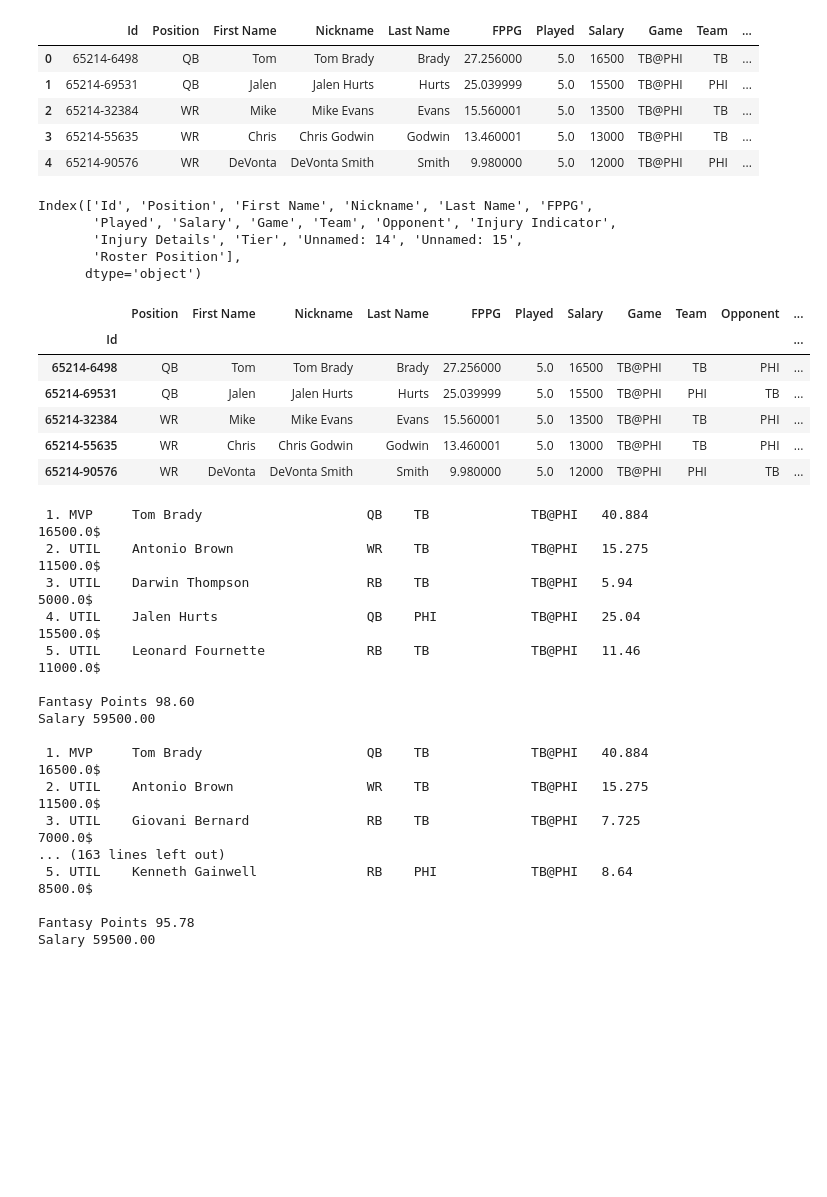
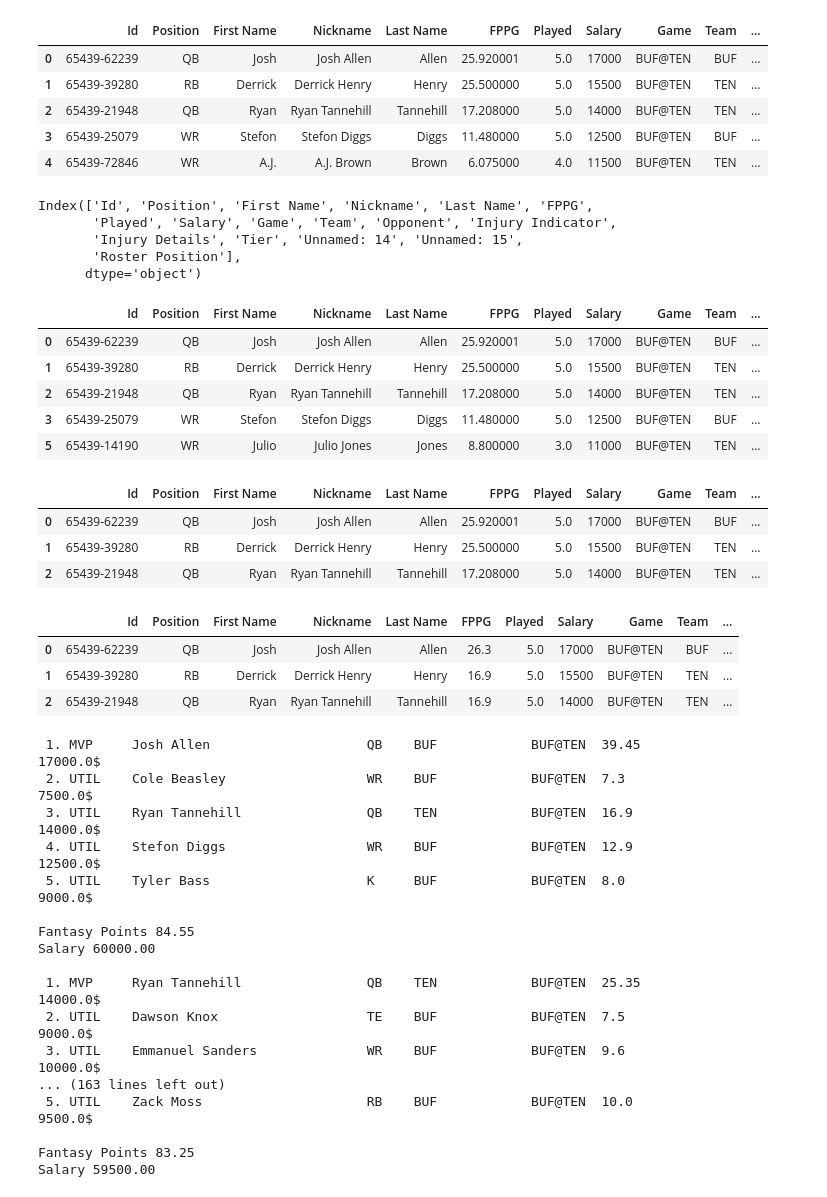
Before and after one commit to MikSm1th/fantasy_factory, a Jupyter notebook: lineupopt/daily_odds_fd_sd.ipynb, the cells around one changed output. Cells and saved outputs as stored; diff of their text form; code cells hidden in the pictures; blank space fills up the shorter version.

```diff
--- a/lineupopt/daily_odds_fd_sd.ipynb
+++ b/lineupopt/daily_odds_fd_sd.ipynb
@@ -6,4 +6,4 @@ archive_files()
 import pandas as pd
 import numpy as np
 # %%
-df_fd = pd.read_csv("data/nfl/FanDuel-NFL-2021 ET-10 ET-14 ET-65214-players-list.csv")
+df_fd = pd.read_csv("data/nfl/FanDuel-NFL-2021 ET-10 ET-18 ET-65439-players-list.csv")
@@ -11,11 +39,11 @@ df_fd = pd.read_csv("data/nfl/FanDuel-NFL-2021 ET-10 ET-14 ET-65214-players-list
 df_fd.head()
 # %% [output]
 |  | Id | Position | First Name | Nickname | Last Name | FPPG | Played | Salary | Game | Team | ... |
-| 0 | 65214-6498 | QB | Tom | Tom Brady | Brady | 27.256000 | 5.0 | 16500 | TB@PHI | TB | ... |
-| 1 | 65214-69531 | QB | Jalen | Jalen Hurts | Hurts | 25.039999 | 5.0 | 15500 | TB@PHI | PHI | ... |
-| 2 | 65214-32384 | WR | Mike | Mike Evans | Evans | 15.560001 | 5.0 | 13500 | TB@PHI | TB | ... |
-| 3 | 65214-55635 | WR | Chris | Chris Godwin | Godwin | 13.460001 | 5.0 | 13000 | TB@PHI | TB | ... |
-| 4 | 65214-90576 | WR | DeVonta | DeVonta Smith | Smith | 9.980000 | 5.0 | 12000 | TB@PHI | PHI | ... |
+| 0 | 65439-62239 | QB | Josh | Josh Allen | Allen | 25.920001 | 5.0 | 17000 | BUF@TEN | BUF | ... |
+| 1 | 65439-39280 | RB | Derrick | Derrick Henry | Henry | 25.500000 | 5.0 | 15500 | BUF@TEN | TEN | ... |
+| 2 | 65439-21948 | QB | Ryan | Ryan Tannehill | Tannehill | 17.208000 | 5.0 | 14000 | BUF@TEN | TEN | ... |
+| 3 | 65439-25079 | WR | Stefon | Stefon Diggs | Diggs | 11.480000 | 5.0 | 12500 | BUF@TEN | BUF | ... |
+| 4 | 65439-72846 | WR | A.J. | A.J. Brown | Brown | 6.075000 | 4.0 | 11500 | BUF@TEN | TEN | ... |
 # %%
 df_fd.columns
 # %% [output]
@@ -29,13 +55,29 @@ df_fd.set_index('Id',inplace=True)
 # %%
 #df.drop(df.dropna(subset=['columnA']).index)
 df_fd = df_fd.drop(df_fd.dropna(subset=['Injury Indicator']).index)
-df_fd = df_fd.query("Position != 'QB' or Nickname == 'Tom Brady' or Nickname == 'Jalen Hurts'")
+#df_fd = df_fd.query("Position != 'QB' or Nickname == 'Tom Brady' or Nickname == 'Jalen Hurts'")
 df_fd.head()
 # %% [output]
-|  | Position | First Name | Nickname | Last Name | FPPG | Played | Salary | Game | Team | Opponent | ... |
-| Id |  |  |  |  |  |  |  |  |  |  | ... |
-| 65214-6498 | QB | Tom | Tom Brady | Brady | 27.256000 | 5.0 | 16500 | TB@PHI | TB | PHI | ... |
-| 65214-69531 | QB | Jalen | Jalen Hurts | Hurts | 25.039999 | 5.0 | 15500 | TB@PHI | PHI | TB | ... |
-| 65214-32384 | WR | Mike | Mike Evans | Evans | 15.560001 | 5.0 | 13500 | TB@PHI | TB | PHI | ... |
-| 65214-55635 | WR | Chris | Chris Godwin | Godwin | 13.460001 | 5.0 | 13000 | TB@PHI | TB | PHI | ... |
-| 65214-90576 | WR | DeVonta | DeVonta Smith | Smith | 9.980000 | 5.0 | 12000 | TB@PHI | PHI | TB | ... |
+|  | Id | Position | First Name | Nickname | Last Name | FPPG | Played | Salary | Game | Team | ... |
+| 0 | 65439-62239 | QB | Josh | Josh Allen | Allen | 25.920001 | 5.0 | 17000 | BUF@TEN | BUF | ... |
+| 1 | 65439-39280 | RB | Derrick | Derrick Henry | Henry | 25.500000 | 5.0 | 15500 | BUF@TEN | TEN | ... |
+| 2 | 65439-21948 | QB | Ryan | Ryan Tannehill | Tannehill | 17.208000 | 5.0 | 14000 | BUF@TEN | TEN | ... |
+| 3 | 65439-25079 | WR | Stefon | Stefon Diggs | Diggs | 11.480000 | 5.0 | 12500 | BUF@TEN | BUF | ... |
+| 5 | 65439-14190 | WR | Julio | Julio Jones | Jones | 8.800000 | 3.0 | 11000 | BUF@TEN | TEN | ... |
+# %%
+df_fd = df_fd.merge(proj_df, how='left', left_on='Nickname', right_on='Player')
+df_fd.head(3)
+# %% [output]
+|  | Id | Position | First Name | Nickname | Last Name | FPPG | Played | Salary | Game | Team | ... |
+| 0 | 65439-62239 | QB | Josh | Josh Allen | Allen | 25.920001 | 5.0 | 17000 | BUF@TEN | BUF | ... |
+| 1 | 65439-39280 | RB | Derrick | Derrick Henry | Henry | 25.500000 | 5.0 | 15500 | BUF@TEN | TEN | ... |
+| 2 | 65439-21948 | QB | Ryan | Ryan Tannehill | Tannehill | 17.208000 | 5.0 | 14000 | BUF@TEN | TEN | ... |
+# %%
+df_fd["FPPG"] = df_fd["FPTS"]
+df_fd.drop(labels = ["Player", "FPTS"], axis=1, inplace=True)
+df_fd.head(3)
+# %% [output]
+|  | Id | Position | First Name | Nickname | Last Name | FPPG | Played | Salary | Game | Team | ... |
+| 0 | 65439-62239 | QB | Josh | Josh Allen | Allen | 26.3 | 5.0 | 17000 | BUF@TEN | BUF | ... |
+| 1 | 65439-39280 | RB | Derrick | Derrick Henry | Henry | 16.9 | 5.0 | 15500 | BUF@TEN | TEN | ... |
+| 2 | 65439-21948 | QB | Ryan | Ryan Tannehill | Tannehill | 16.9 | 5.0 | 14000 | BUF@TEN | TEN | ... |
@@ -46,24 +90,24 @@ from pydfs_lineup_optimizer import Site, Sport, get_optimizer, PlayerFilter, Aft
 
 optimizer = get_optimizer(Site.FANDUEL_SINGLE_GAME, Sport.FOOTBALL)
 optimizer.load_players_from_csv("data/nfl/FDprojectionsSD.csv")
-for lineup in optimizer.optimize(20):
+for lineup in optimizer.optimize(20, max_exposure=0.5, exposure_strategy=AfterEachExposureStrategy):
     print(lineup)
 optimizer.export('data/nfl/fd_resultSD.csv')
 # %% [output]
- 1. MVP     Tom Brady                     QB    TB             TB@PHI   40.884         16500.0$
- 2. UTIL    Antonio Brown                 WR    TB             TB@PHI   15.275         11500.0$
- 3. UTIL    Darwin Thompson               RB    TB             TB@PHI   5.94           5000.0$
- 4. UTIL    Jalen Hurts                   QB    PHI            TB@PHI   25.04          15500.0$
- 5. UTIL    Leonard Fournette             RB    TB             TB@PHI   11.46          11000.0$
+ 1. MVP     Josh Allen                    QB    BUF            BUF@TEN  39.45          17000.0$
+ 2. UTIL    Cole Beasley                  WR    BUF            BUF@TEN  7.3            7500.0$
+ 3. UTIL    Ryan Tannehill                QB    TEN            BUF@TEN  16.9           14000.0$
+ 4. UTIL    Stefon Diggs                  WR    BUF            BUF@TEN  12.9           12500.0$
+ 5. UTIL    Tyler Bass                    K     BUF            BUF@TEN  8.0            9000.0$
 
-Fantasy Points 98.60
+Fantasy Points 84.55
+Salary 60000.00
+
+ 1. MVP     Ryan Tannehill                QB    TEN            BUF@TEN  25.35          14000.0$
+ 2. UTIL    Dawson Knox                   TE    BUF            BUF@TEN  7.5            9000.0$
+ 3. UTIL    Emmanuel Sanders              WR    BUF            BUF@TEN  9.6            10000.0$
+... (163 lines left out)
+ 5. UTIL    Zack Moss                     RB    BUF            BUF@TEN  10.0           9500.0$
+
+Fantasy Points 83.25
 Salary 59500.00
-
- 1. MVP     Tom Brady                     QB    TB             TB@PHI   40.884         16500.0$
- 2. UTIL    Antonio Brown                 WR    TB             TB@PHI   15.275         11500.0$
- 3. UTIL    Giovani Bernard               RB    TB             TB@PHI   7.725          7000.0$
-... (163 lines left out)
- 5. UTIL    Kenneth Gainwell              RB    PHI            TB@PHI   8.64           8500.0$
-
-Fantasy Points 95.78
-Salary 59500.00
```
Also changed, not shown: parts of 7 cells of this notebook, 27 other files.
